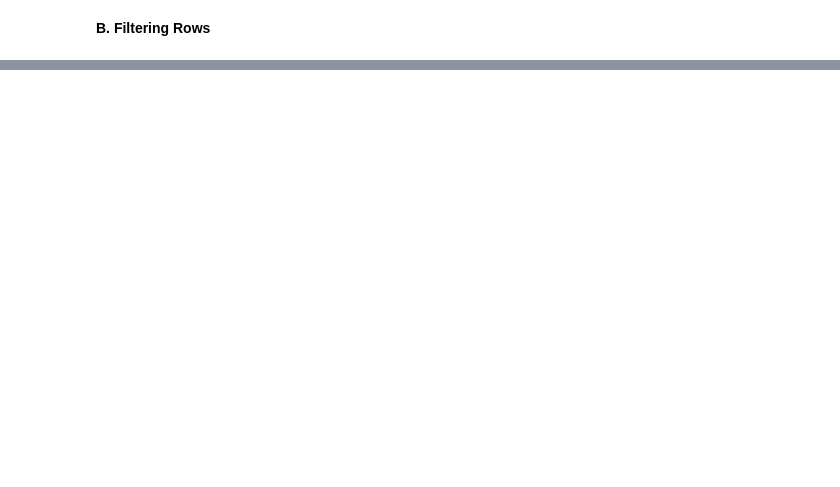
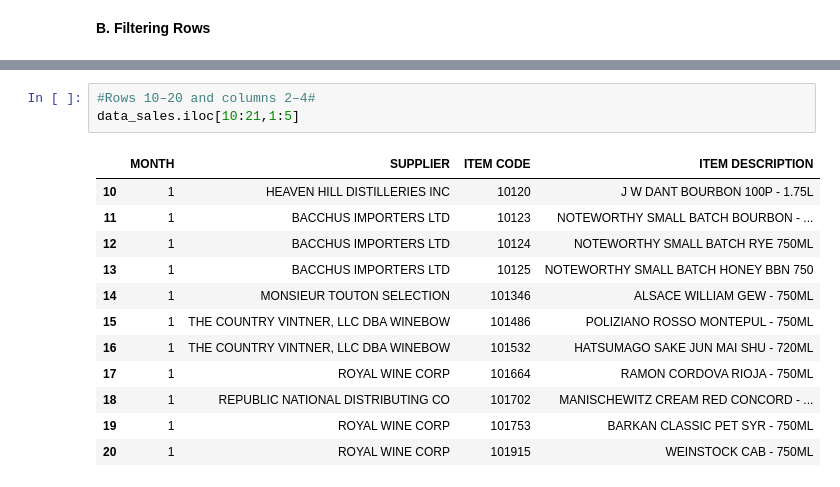
Before and after one commit to QUADRIABUBAKAR/ACCESS-Data-science-assignment, a Jupyter notebook: Week_2_Session_3;_Data_Handling_1_Assignment.ipynb, the cells around one changed output, grey strips where cells are left out. Saved outputs shown, nothing was run; the diff lists cells and outputs as text; blank space fills up the shorter version.

```diff
--- a/Week_2_Session_3;_Data_Handling_1_Assignment.ipynb
+++ b/Week_2_Session_3;_Data_Handling_1_Assignment.ipynb
@@ -55,0 +181,16 @@ Display only 2–3 selected columns for those rows.
+# %%
+#Rows 10–20 and columns 2–4#
+data_sales.iloc[10:21,1:5]
+# %% [output]
+|  | MONTH | SUPPLIER | ITEM CODE | ITEM DESCRIPTION |
+| 10 | 1 | HEAVEN HILL DISTILLERIES INC | 10120 | J W DANT BOURBON 100P - 1.75L |
+| 11 | 1 | BACCHUS IMPORTERS LTD | 10123 | NOTEWORTHY SMALL BATCH BOURBON - ... |
+| 12 | 1 | BACCHUS IMPORTERS LTD | 10124 | NOTEWORTHY SMALL BATCH RYE 750ML |
+| 13 | 1 | BACCHUS IMPORTERS LTD | 10125 | NOTEWORTHY SMALL BATCH HONEY BBN 750 |
+| 14 | 1 | MONSIEUR TOUTON SELECTION | 101346 | ALSACE WILLIAM GEW - 750ML |
+| 15 | 1 | THE COUNTRY VINTNER, LLC DBA WINEBOW | 101486 | POLIZIANO ROSSO MONTEPUL - 750ML |
+| 16 | 1 | THE COUNTRY VINTNER, LLC DBA WINEBOW | 101532 | HATSUMAGO SAKE JUN MAI SHU - 720ML |
+| 17 | 1 | ROYAL WINE CORP | 101664 | RAMON CORDOVA RIOJA - 750ML |
+| 18 | 1 | REPUBLIC NATIONAL DISTRIBUTING CO | 101702 | MANISCHEWITZ CREAM RED CONCORD - ... |
+| 19 | 1 | ROYAL WINE CORP | 101753 | BARKAN CLASSIC PET SYR - 750ML |
+| 20 | 1 | ROYAL WINE CORP | 101915 | WEINSTOCK CAB - 750ML |
```
Also changed, not shown: parts of 18 cells of this notebook.
